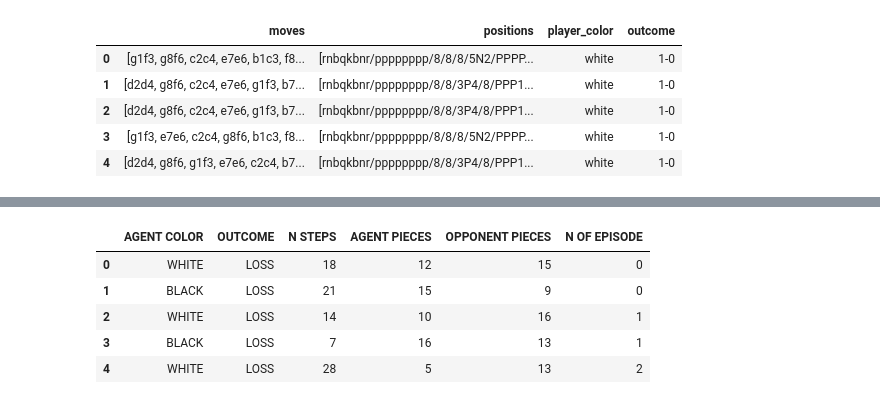
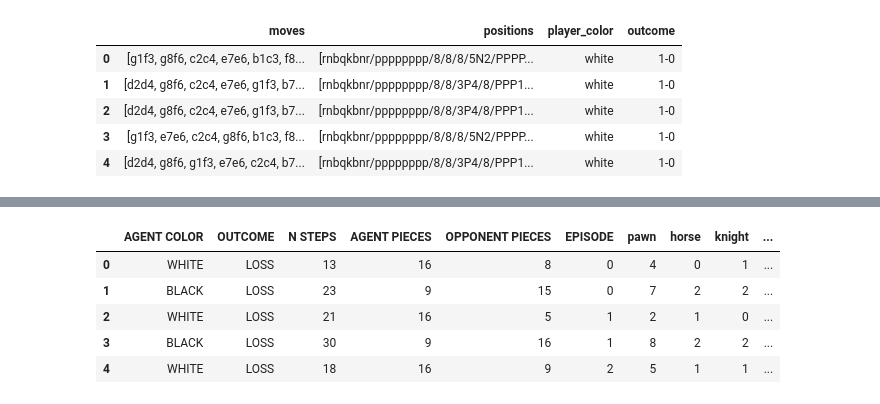
Before and after one commit to inesleonidasrocha/ChessRL23, a Jupyter notebook: RL PROJECT DeepQLearning.ipynb, the cells around one changed output, grey strips where cells are left out. Saved outputs shown, nothing was run; the diff lists cells and outputs as text; code cells hidden in the pictures.

```diff
--- a/RL PROJECT DeepQLearning.ipynb
+++ b/RL PROJECT DeepQLearning.ipynb
@@ -487,7 +487,7 @@ def generate_WHITE_scenario(Stockfish_path, dqn_white, evaluation_number):
 
             #if player removed piece from opponent, increase reward
             if next_state[:, :,:, :6].sum() < dqn_white.state[:, :,:, :6].sum():
-                reward += reward*abs(0.25)
+                reward += 0.01
 
             #update values in dqn class
             dqn_white.env= env
@@ -571,7 +571,7 @@ def generate_BLACK_scenario(Stockfish_path, dqn_black, evaluation_number):
 
             #if player removed piece from opponent, increase reward
             if next_state[:, :,:, 6:13].sum() < dqn_black.state[:, :,:, :6].sum():
-                reward += reward*abs(0.25)
+                reward -= 0.01
 
             #update values in dqn class
             dqn_black.env= env
@@ -614,7 +614,7 @@ def generate_BLACK_scenario(Stockfish_path, dqn_black, evaluation_number):
 
 
     env.close()
-    print('Episode: ',evaluation_number, ', Return:', round(Return), 'Steps:', counter, 'Epsilon:', round(dqn_white.epsilon,2))
+    print('Episode: ',evaluation_number, ', Return:', round(Return), 'Steps:', counter, 'Epsilon:', round(dqn_black.epsilon,2))
     return reward, np.ceil(counter / 2), dqn_black.state
 # %%
 white_pieces={0: "pawn", 1: "horse", 2: "knight", 3: "rook", 4: "queen", 5: "king"} #PARA TODOS
@@ -643,7 +643,7 @@ def AGENT_EVALUATION(Stockfish_path, n_evaluations=100): #changed
         remaining_pieces=[] #PARA TODOS
         for piece in white_pieces: #PARA TODOS
             remaining_pieces.append(last_state[:,:,:,piece].sum()) #PARA TODOS: podem ter de ajustar para [:, :,piece]
-        results_list.append(["WHITE", result, n_steps, agent_pieces, opponent_pieces, *remaining_pieces]) #PARA TODOS
+        results_list.append(["WHITE", result, n_steps, agent_pieces, opponent_pieces, n_evaluations, *remaining_pieces]) #PARA TODOS
 
         #update the epsilon
         dqn_white.epsilon -= .005 # dqn.epsilon/num_episodes
@@ -666,7 +666,7 @@ def AGENT_EVALUATION(Stockfish_path, n_evaluations=100): #changed
         remaining_pieces=[] #PARA TODOS
         for piece in black_pieces: #PARA TODOS
             remaining_pieces.append(last_state[:,:,:,piece].sum()) #PARA TODOS: podem ter de ajustar para [:, :,piece]
-        results_list.append(["BLACK", result, n_steps, agent_pieces, opponent_pieces, *remaining_pieces]) #PARA TODOS
+        results_list.append(["BLACK", result, n_steps, agent_pieces, opponent_pieces, n_evaluations, *remaining_pieces]) #PARA TODOS
 
         #update the epsilon
         dqn_black.epsilon -= .005 # dqn.epsilon/num_episodes
@@ -674,7 +674,7 @@ def AGENT_EVALUATION(Stockfish_path, n_evaluations=100): #changed
 
 
     df = pd.DataFrame(
-        results_list, columns=["AGENT COLOR", "OUTCOME", "N STEPS", "AGENT PIECES", "OPPONENT PIECES", "pawn", "horse", "knight", "rook", "queen", "king"]
+        results_list, columns=["AGENT COLOR", "OUTCOME", "N STEPS", "AGENT PIECES", "OPPONENT PIECES", "EPISODE","pawn", "horse", "knight", "rook", "queen", "king"]
     ).astype("int", errors="ignore")
 
     plt.style.use("fivethirtyeight")
@@ -703,11 +703,3 @@ def AGENT_EVALUATION(Stockfish_path, n_evaluations=100): #changed
     plt.show()
 
     return df, dqn_black, dqn_white
-# %%
-#number of episodes
-num_episodes = 10 #00
-
-# Define the batch size:
-batch_size = 12#8
-
-df, dqn_black, dqn_white = AGENT_EVALUATION(Stockfish_path, n_evaluations=num_episodes)
@@ -738,10 +708,10 @@ import gym
 import gym_chess
 # %%
 #number of episodes
-num_episodes = 1000
+num_episodes = 800
 
 # Define the batch size:
 batch_size = 128
 
-df, dqn_black, dqn_white = AGENT_EVALUATION(Stockfish_path, n_evaluations=num_episodes)
+df_deep_q, dqn_black, dqn_white = AGENT_EVALUATION(Stockfish_path, n_evaluations=num_episodes)
 # %% [output]
@@ -1288,13 +1276,13 @@ Episode:  741 , Return: -1 Steps: 42 Epsilon: 0.2
 # %%
-df.to_csv("evaluation_data/deepqlearning_imitation.csv")
+df.to_csv("./evaluation_data/deepqlearning_imitation.csv")
 df.head(5)
 # %% [output]
-|  | AGENT COLOR | OUTCOME | N STEPS | AGENT PIECES | OPPONENT PIECES | N OF EPISODE |
-| 0 | WHITE | LOSS | 18 | 12 | 15 | 0 |
-| 1 | BLACK | LOSS | 21 | 15 | 9 | 0 |
-| 2 | WHITE | LOSS | 14 | 10 | 16 | 1 |
-| 3 | BLACK | LOSS | 7 | 16 | 13 | 1 |
-| 4 | WHITE | LOSS | 28 | 5 | 13 | 2 |
+|  | AGENT COLOR | OUTCOME | N STEPS | AGENT PIECES | OPPONENT PIECES | EPISODE | pawn | horse | knight | ... |
+| 0 | WHITE | LOSS | 13 | 16 | 8 | 0 | 4 | 0 | 1 | ... |
+| 1 | BLACK | LOSS | 23 | 9 | 15 | 0 | 7 | 2 | 2 | ... |
+| 2 | WHITE | LOSS | 21 | 16 | 5 | 1 | 2 | 1 | 0 | ... |
+| 3 | BLACK | LOSS | 30 | 9 | 16 | 1 | 8 | 2 | 2 | ... |
+| 4 | WHITE | LOSS | 18 | 16 | 9 | 2 | 5 | 1 | 1 | ... |
 # %%
 dqn_white.target_network.save('MODELS/target_chess_white_pretrained.keras')
 dqn_white.main_network.save('MODELS/main_chess_white_pretrained.keras')
```
Also changed, not shown: parts of 4 cells of this notebook, 5 other files.
